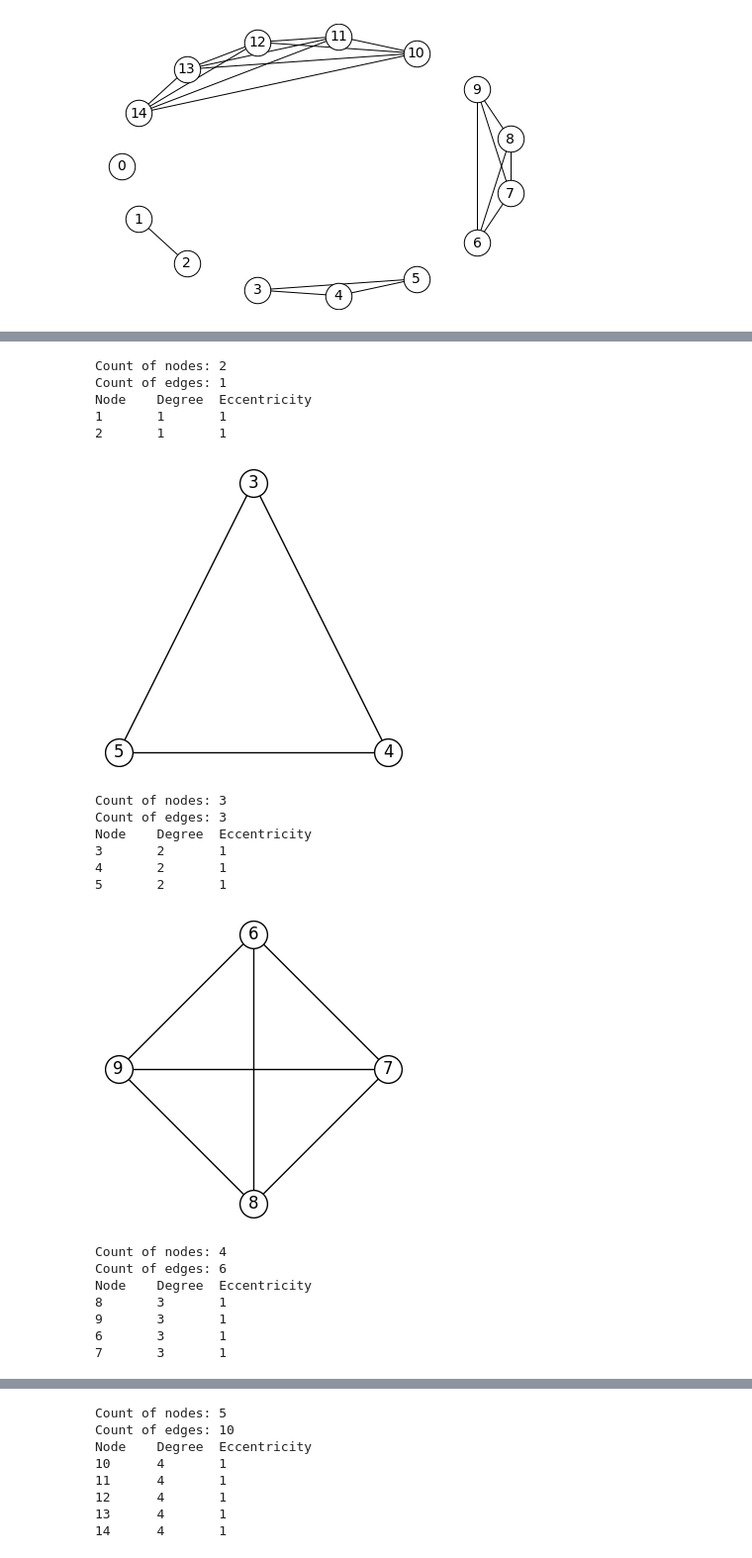
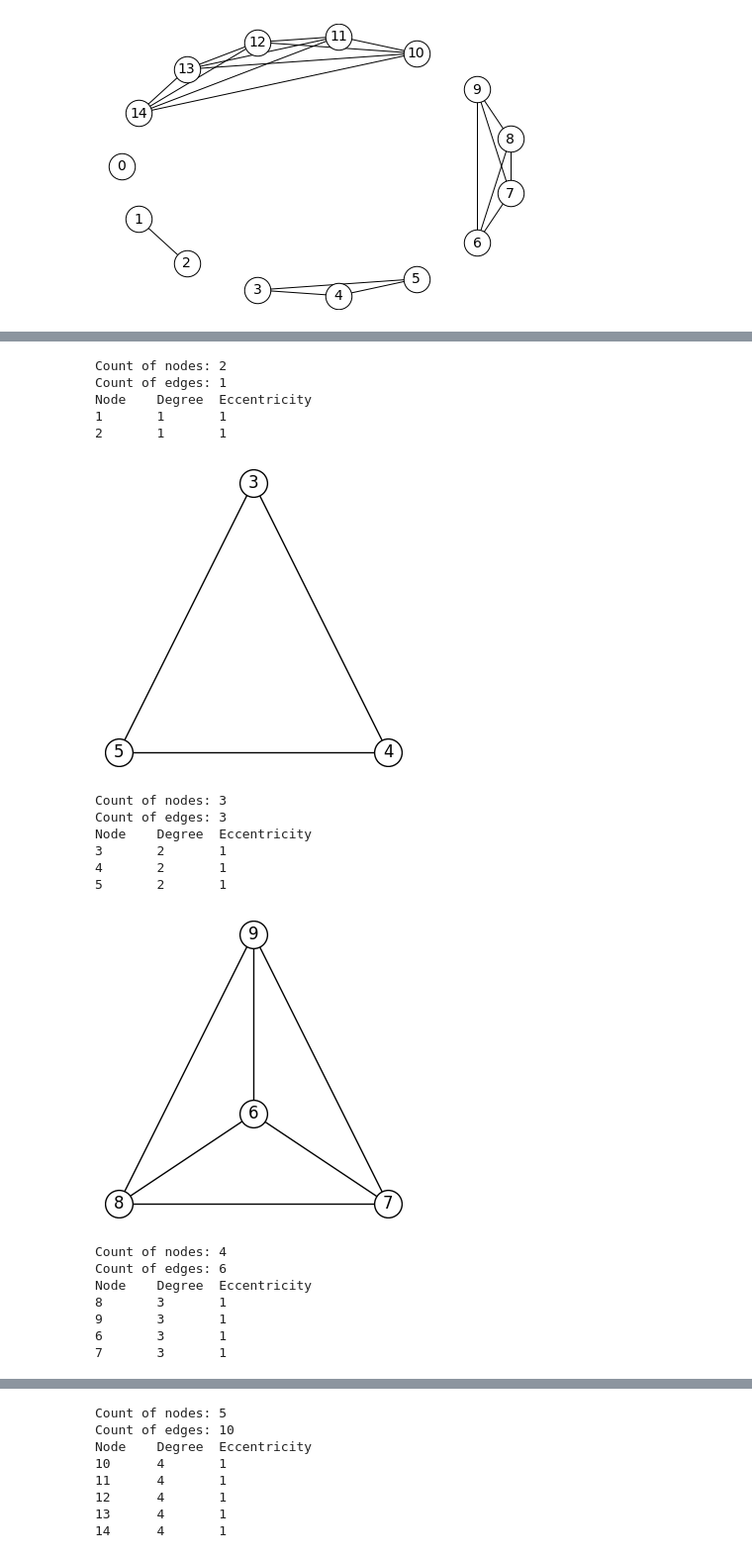
Before and after one commit to egolovko/lab4, a Jupyter notebook: Lab4, 70.ipynb, the cells around one changed output, grey strips where cells are left out. Shown: that part at 99% size. Saved outputs shown, nothing was run; the diff lists cells and outputs as text; code cells hidden in the pictures.

```diff
--- a/Lab4, 70.ipynb
+++ b/Lab4, 70.ipynb
@@ -26,7 +26,7 @@ nx.draw_shell(g, **BLACK, node_size=700, font_size=14)
 # %% [output]
 [figure]
 # %%
-def circle_n(n, start_index=0, radius=1, x_shift=0, y_shift=0):
+def complete_pos(n, start_index=0, radius=1, x_shift=0, y_shift=0):
     """
     Build circle positions for graph
 
@@ -50,15 +50,23 @@ def circle_n(n, start_index=0, radius=1, x_shift=0, y_shift=0):
     dict
         Dictionary with labels as keys and pairs of x and y coordinates as values
     """
-    fi = 2 * np.pi / n
+    positions = {}
+    first_in_circle = 0
+
+    if n == 4:
+        positions[start_index] = np.array((x_shift, y_shift)) * radius
+        first_in_circle += 1
+
+
+    fi = 2 * np.pi / (n - first_in_circle)
     start_rad = np.pi*0.5
 
-    return {
+    return positions | {
         start_index+i : np.array((
             np.cos(-i*fi + start_rad) + x_shift,
-            np.sin(-i*fi + start_rad) + y_shift)
-        ) * radius
-        for i in range(n)
+            np.sin(-i*fi + start_rad) + y_shift
+        )) * radius
+        for i in range(first_in_circle, n)
     }
 
 def completed_components_pos(k, compontnts_distance, radius=1):
@@ -84,7 +92,7 @@ def completed_components_pos(k, compontnts_distance, radius=1):
         v_in_comp = i+1
         x_shift = (radius*2+compontnts_distance)*i
 
-        res_pos |= circle_n(i+1, start_index=v_in_comp*(v_in_comp-1) // 2,
+        res_pos |= complete_pos(i+1, start_index=v_in_comp*(v_in_comp-1) // 2,
                             radius=radius, x_shift=x_shift)
     return res_pos
 # %%
@@ -100,40 +108,40 @@ for component_nodes in nx.connected_components(g):
     start_index = n_nodes * (n_nodes-1) // 2
 
     plt.figure(figsize=(3, 3), dpi=100)
-    nx.draw(subgraph, pos=circle_n(n_nodes, start_index=start_index), **BLACK, node_size=400, font_size=12)
+    nx.draw(subgraph, pos=complete_pos(n_nodes, start_index=start_index), **BLACK, node_size=400, font_size=12)
     plt.show()
 
     print("Count of nodes:", subgraph.number_of_nodes())
     print("Count of edges:", subgraph.number_of_edges())
     print("Node", "Degree", "Eccentricity", sep="\t")
 
     for node in component_nodes:
         print(node, end="\t")
         print(g.degree(node), end="\t")
         print(eccentricities[node])
 
     print()
     print()
 # %% [output]
 [figure]
 Count of nodes: 1
 Count of edges: 0
 Node    Degree  Eccentricity
 0       0       0
 [figure]
 Count of nodes: 2
 Count of edges: 1
 Node    Degree  Eccentricity
 1       1       1
 2       1       1
 [figure]
 Count of nodes: 3
 Count of edges: 3
 Node    Degree  Eccentricity
 3       2       1
 4       2       1
 5       2       1
-[figure, old version]
+[figure, new version]
 Count of nodes: 4
 Count of edges: 6
 Node    Degree  Eccentricity
```
Also changed, not shown: parts of 3 cells of this notebook, 1 other file.
